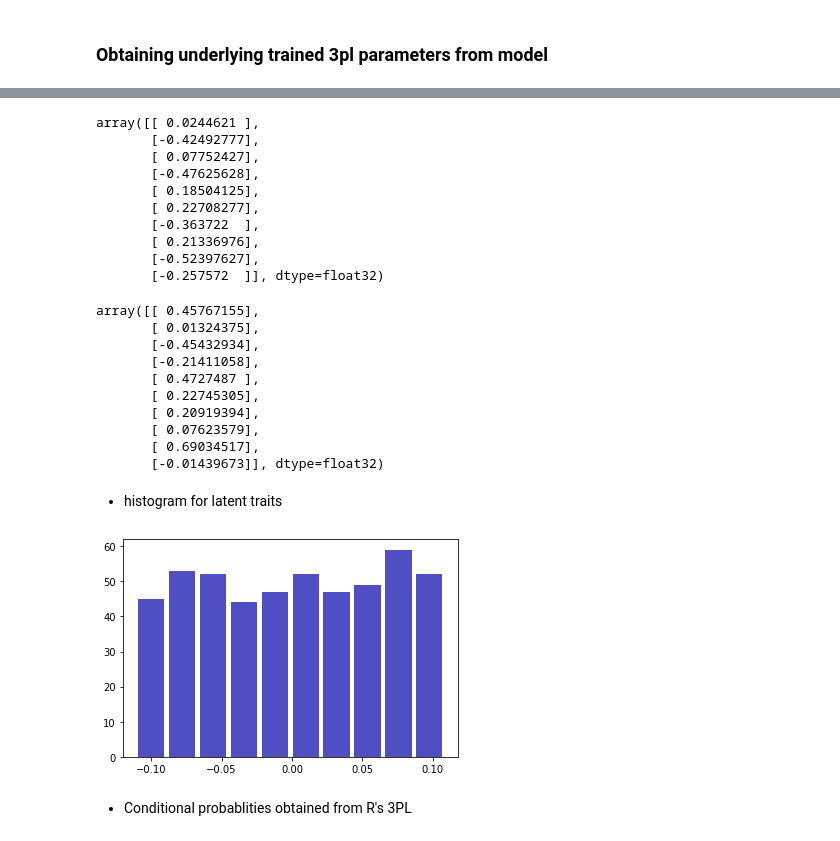
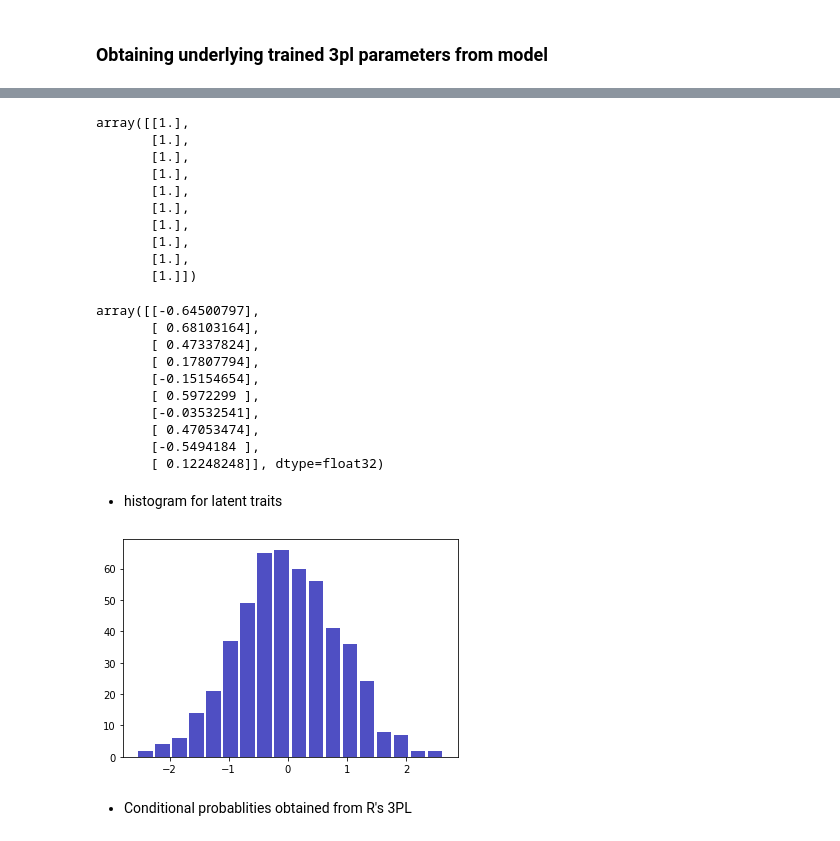
Before and after one commit to mlsquare/cook-imly, a Jupyter notebook: Notebooks/irt/3pl_models_plots.ipynb, the cells around one changed output, grey strips where cells are left out. Saved outputs shown, nothing was run; the diff lists cells and outputs as text; code cells hidden in the pictures.

Commit message:
changed arch. as per correct 3PL expression
changed kernel init. for latent traitlayer to RandNorm with zero mean & stdDev as 1; updated plots; added simulated dataset for R tpm training

```diff
--- a/Notebooks/irt/3pl_models_plots.ipynb
+++ b/Notebooks/irt/3pl_models_plots.ipynb
@@ -119,10 +124,17 @@ def ops_func(x, op='add'):
 user_input_layer = Input(shape=(x_train_user.shape[1],), name= 'user_id')#top half of input
 quest_input_layer = Input(shape=(x_train_questions.shape[1],), name='questions/items')#bottom half of input
 
-latent_trait = Dense(1, use_bias=False, name='latent_trait')(user_input_layer)
+#kernel init set to RandomNorm,kernel regularizer set to l2
+latent_trait = Dense(1, use_bias=False,
+        kernel_initializer= initializers.RandomNormal(mean=0, stddev=1.0, seed=None),
+        kernel_regularizer=regularizers.l2(0.01), name='latent_trait')(user_input_layer)
+
 
 difficulty_level = Dense(1, use_bias=False, name='difficulty_level')(quest_input_layer)
-discrimination_param = Dense(1, use_bias=False, name='disc_param')(quest_input_layer)
+
+#discrimination param set fixed to 1
+discrimination_param = Dense(1, use_bias=False, kernel_initializer=initializers.Ones(), trainable=False, name='disc_param')(quest_input_layer)
+
 guess_param = Dense(1, use_bias=False, name='guessing_param')(quest_input_layer)
 
 latent_difficulty_subtract = keras.layers.Subtract(name='latent_diff_sub')([latent_trait, difficulty_level])
@@ -130,17 +142,21 @@ latent_difficulty_subtract = keras.layers.Subtract(name='latent_diff_sub')([late
 disc_param_interaction = keras.layers.Multiply(name='disc_param_inter.')([latent_difficulty_subtract,
                                                     discrimination_param])
 
-#guess_param_interaction= Lambda(lambda x: K.constant(value=np.array([-1]))*x)(guess_param)
+#Sigmoid positioning corrected
+sigmoid_layer= Activation('sigmoid', name='Sigmoid_func')(disc_param_interaction)
+
+
 guess_param_interaction= Lambda(lambda x: K.constant(value=np.array([1])) - x, name='guess_param_inter.')(guess_param)
-guess_param_interaction= keras.layers.Multiply(name='disc/guess_param_inter.')([disc_param_interaction,
+
+
+guess_param_interaction= keras.layers.Multiply(name='disc/guess_param_inter.')([sigmoid_layer,
                                                 guess_param_interaction])
 
 guess_param_interaction= keras.layers.Add(name='guess_param_inter/add')([guess_param, guess_param_interaction])
 
 
-#prediction_output = Dense(1, activation='sigmoid')(guess_param_interaction)
 # last layer is dummy. it is not trainable, weight =1, bias = 0
-prediction_output = Dense(1, activation='sigmoid',trainable=False,use_bias=False,kernel_initializer=keras.initializers.Ones(), name='prediction_layer')(guess_param_interaction)
+prediction_output = Dense(1, activation='softmax',trainable=False,use_bias=False,kernel_initializer=keras.initializers.Ones(), name='prediction_layer')(guess_param_interaction)
 
 
 model3 = Model(inputs=[user_input_layer, quest_input_layer], outputs= prediction_output)
@@ -207,9 +219,9 @@ plt.show()
 # %% [markdown]
 ### Obtaining underlying trained 3pl parameters from model
 # %%
-latent_trait_parameters = model3.layers[2].get_weights()#latent trait for 500 users
+latent_trait_parameters = model3.layers[2].get_weights()[0]#latent trait for 500 users
 difficulty_level_parameters= model3.layers[3].get_weights()[0]#difficulty params for 3 Quests/item.
-discrimination_parameters= model3.layers[4].get_weights()[0]#dicrimination params for 3 Quests/item.
+discrimination_parameters= np.ones((len(rel_items),1))#model3.layers[4].get_weights()[0]#dicrimination params for 3 Quests/item.
 pseudo_guess_parameters = model3.layers[6].get_weights()[0]#pseudo_guess_params for 3 Quests/item.
 # %%
 difficulty_level_parameters
@@ -227,36 +239,36 @@ array([[ 0.40252188],
 # %%
 discrimination_parameters
 # %% [output]
-array([[ 0.0244621 ],
-       [-0.42492777],
-       [ 0.07752427],
-       [-0.47625628],
-       [ 0.18504125],
-       [ 0.22708277],
-       [-0.363722  ],
-       [ 0.21336976],
-       [-0.52397627],
-       [-0.257572  ]], dtype=float32)
+array([[1.],
+       [1.],
+       [1.],
+       [1.],
+       [1.],
+       [1.],
+       [1.],
+       [1.],
+       [1.],
+       [1.]])
 # %%
 pseudo_guess_parameters
 # %% [output]
-array([[ 0.45767155],
-       [ 0.01324375],
-       [-0.45432934],
-       [-0.21411058],
-       [ 0.4727487 ],
-       [ 0.22745305],
-       [ 0.20919394],
-       [ 0.07623579],
-       [ 0.69034517],
-       [-0.01439673]], dtype=float32)
+array([[-0.64500797],
+       [ 0.68103164],
+       [ 0.47337824],
+       [ 0.17807794],
+       [-0.15154654],
+       [ 0.5972299 ],
+       [-0.03532541],
+       [ 0.47053474],
+       [-0.5494184 ],
+       [ 0.12248248]], dtype=float32)
 # %% [markdown]
 *  histogram for latent traits
 # %%
-n, bins, patches = plt.hist(x=latent_trait_parameters[0], bins='auto', color='#0504aa',
+n, bins, patches = plt.hist(x=latent_trait_parameters, bins='auto', color='#0504aa',
                             alpha=0.7, rwidth=0.85)
 # %% [output]
-[figure, old version]
+[figure, new version]
 # %% [markdown]
 * Conditional probablities obtained from R's 3PL
 # %%
```
Also changed, not shown: parts of 46 cells of this notebook.
